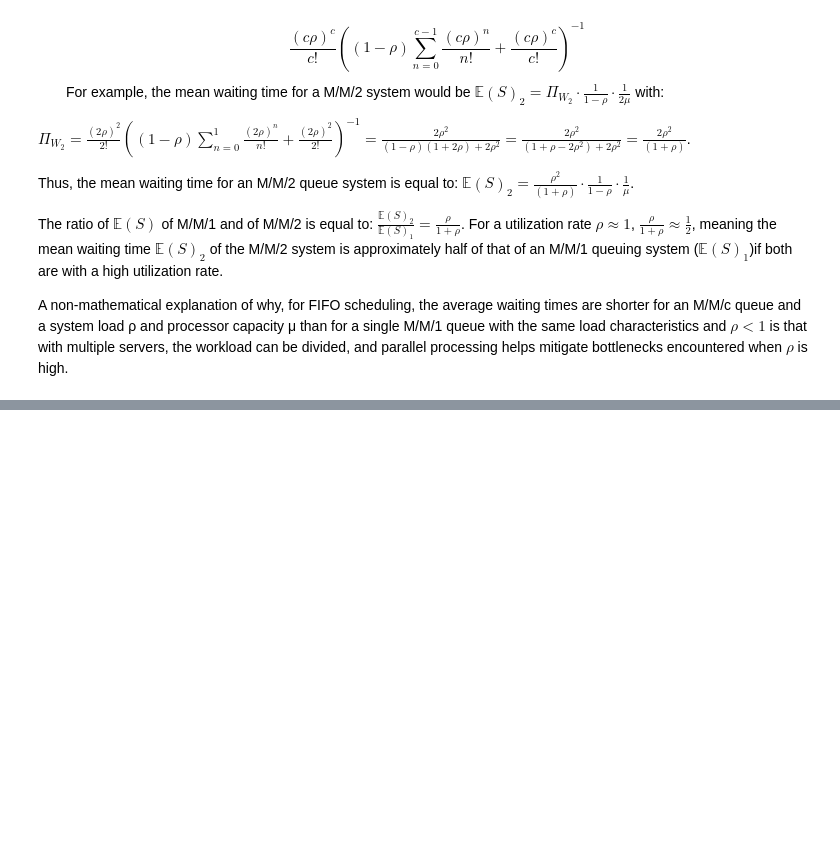
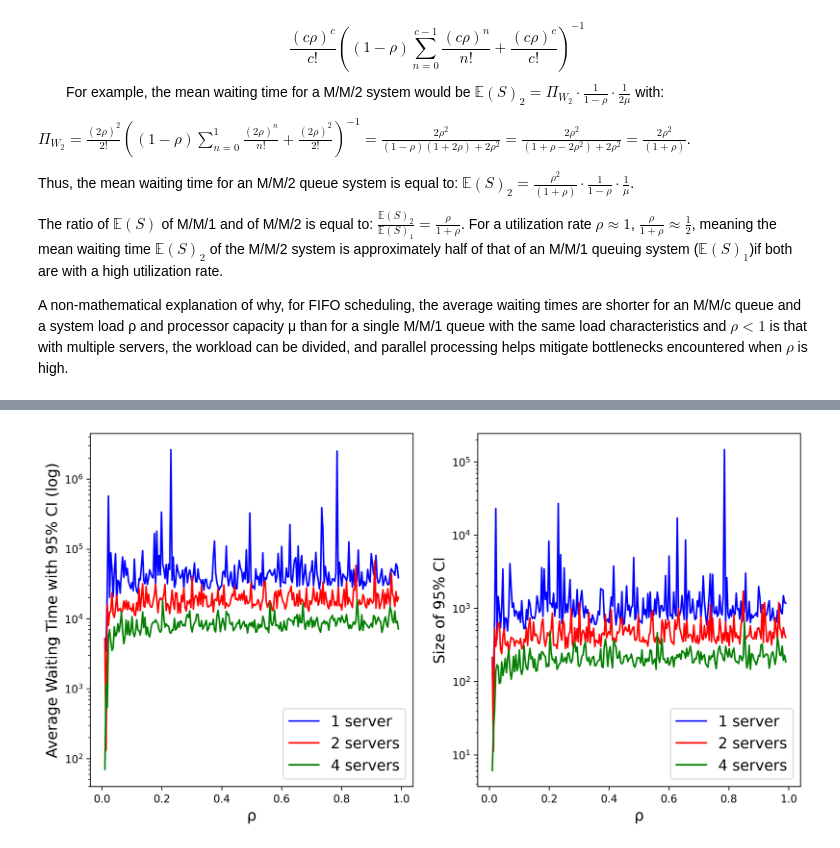
Before and after one commit to 3mmdrew/stochastic_assignment2, a Jupyter notebook: Notebook Assignment 2.ipynb, the cells around one changed output, grey strips where cells are left out. Saved outputs shown, nothing was run; the diff lists cells and outputs as text; code cells hidden in the pictures; blank space fills up the shorter version.

```diff
--- a/Notebook Assignment 2.ipynb
+++ b/Notebook Assignment 2.ipynb
@@ -197,0 +283,90 @@ plt.show()
+# %%
+#CREATE LONG-TAIL DISTRIBUTION
+def hyper_exponential():
+    if np.random.rand() < 0.75:
+        return np.random.exponential(1.0)
+    else:
+        return np.random.exponential(5.0)
+
+def queue_function_lt(env, mu, waiting_times, res, completed_jobs): # Simulation for one single job
+
+    arrival_time = env.now # Register time at which job arrives
+
+    with res.request() as request:
+        yield request # Join the queue
+        waiting_times.append(env.now - arrival_time) # Calculate waiting time
+
+        service_time = 1 / hyper_exponential() # Long-tailed distribution of _Service Rate_ value
+        yield env.timeout(service_time) # Add service time
+        completed_jobs[0] += 1
+
+def arrivals_lt(env, lambda_, res, mu, waiting_times, completed_jobs, jobs): # Continuously create new jobs
+
+    for _ in range(jobs):
+        yield env.timeout(np.random.exponential(1 / lambda_)) # Pause time until next arrival (randomly drawn from exponential distribution)
+        env.process(queue_function_lt(env, mu, waiting_times, res, completed_jobs)) # Start new process for new job
+
+def simulation_lt(rho, mu, servers, jobs):
+
+    lambda_ = rho * servers * mu # Derive Lambda so to compare queues with the same rho and same mu, as asked in the assignment
+    env = simpy.Environment() # Create general environment
+    res = simpy.Resource(env, capacity = servers) # Set number of servers
+    waiting_times = []
+    completed_jobs = [0]
+
+    env.process(arrivals_lt(env, lambda_, res, mu, waiting_times, completed_jobs, jobs)) # Start creating continuously new jobs
+
+    while completed_jobs[0] < jobs:
+        env.run() # Run simulation for expected time needed to get the number of jobs desired
+
+    # Compute average waiting time and corresponding 95% confidence interval
+    mean_waiting_time = np.mean(waiting_times)
+    measurements = len(waiting_times)
+    std_dev_waiting_time = np.std(waiting_times, ddof = 1)
+    n = len(waiting_times)
+    bound = z * (std_dev_waiting_time / np.sqrt(n))
+    ci_low = mean_waiting_time - bound
+    ci_high = mean_waiting_time + bound
+
+    return mean_waiting_time, measurements, std_dev_waiting_time, (ci_low, ci_high)
+
+# Set parameters
+rhos = np.linspace(0.01, 0.99, 250) # System load
+mu = 10 # Servers capacity
+jobs = 10000 # Number of jobs to be completed
+z = norm.ppf(0.975) # Z for confidence interval
+colors = ['b', 'r', 'g']
+labels = ['1 server', '2 servers', '4 servers']
+
+# Run simulation for 1, 2 and 4 servers and plot the corresponding average waiting times and size of confidence intervals to evaluate how the number of measurements required to attain a certain statistical significance depend on ρ
+fig, (ax1, ax2) = plt.subplots(1, 2, dpi = 300, figsize = (12, 6))
+
+for i, servers in enumerate([1, 2, 4]):
+    times = []
+    ci_low = []
+    ci_high = []
+    diff = []
+
+    for rho in rhos:
+        avg_waiting_time, measurements, std, confidence_interval = simulation_lt(rho, mu, servers, jobs)
+        times.append(avg_waiting_time)
+        ci_low.append(confidence_interval[0])
+        ci_high.append(confidence_interval[1])
+        diff.append(confidence_interval[1] - confidence_interval[0])
+
+    ax1.plot(rhos, times, color = colors[i], label = labels[i])
+    ax1.fill_between(rhos, ci_low, ci_high, color = colors[i], alpha = 0.3)
+
+    ax2.plot(rhos, diff, color = colors[i], label = labels[i])
+
+ax1.set_xlabel('ρ', fontsize = 14)
+ax1.set_ylabel('Average Waiting Time with 95% CI (log)', fontsize = 14)
+ax1.set_yscale('log')
+ax1.legend(fontsize = 14)
+ax2.set_xlabel('ρ', fontsize = 14)
+ax2.set_ylabel('Size of 95% CI', fontsize = 14)
+ax2.set_yscale('log')
+ax2.legend(fontsize = 14)
+plt.show()
+# %% [output]
+[figure, added]
```
Also changed, not shown: parts of 3 cells of this notebook.
